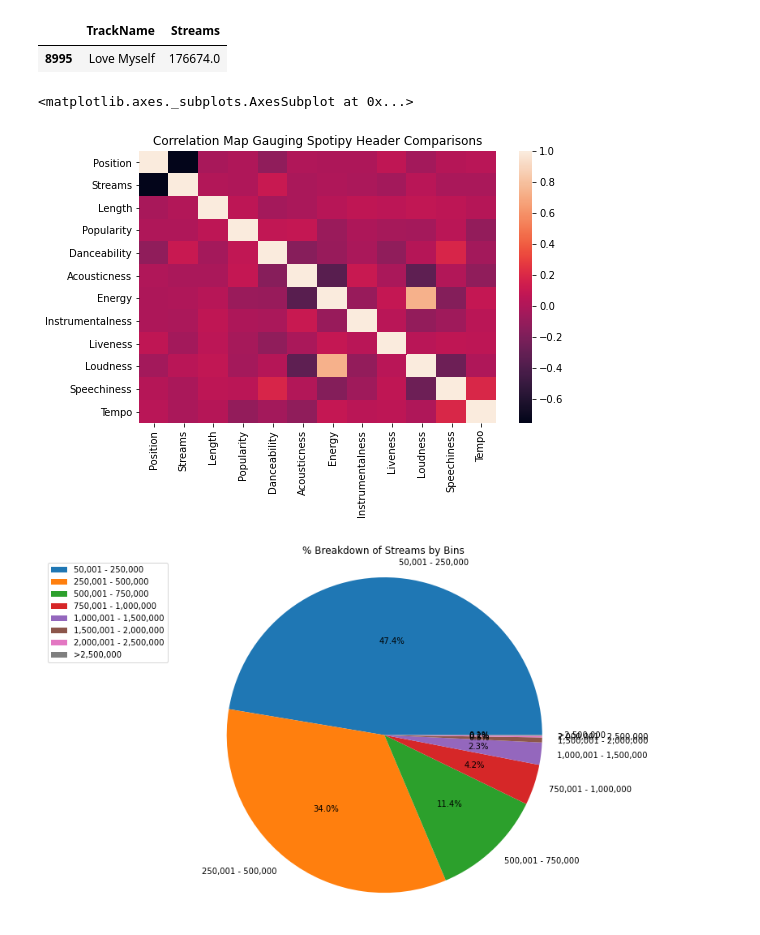
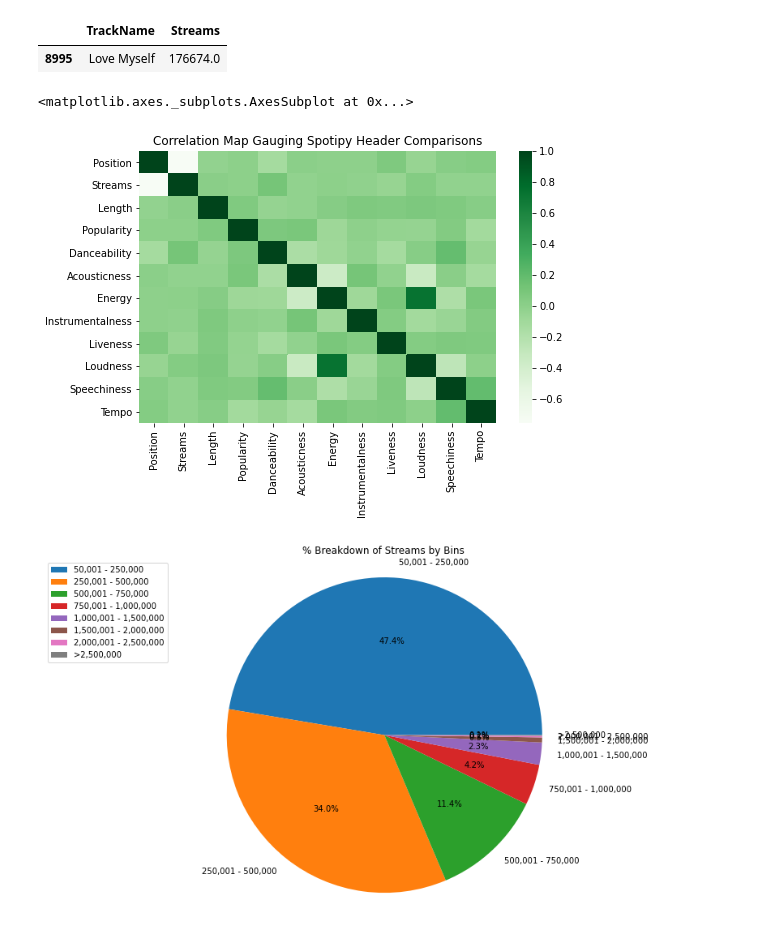
Before and after one commit to iastanehasl/Project-One, a Jupyter notebook: Spotipy_Group.ipynb, the cells around one changed output. Saved outputs shown, nothing was run; the diff lists cells and outputs as text; code cells hidden in the pictures.

```diff
--- a/Spotipy_Group.ipynb
+++ b/Spotipy_Group.ipynb
@@ -206,14 +206,14 @@ freqSongMinName
 # %%
 correlationMap = clean_Spoti[['Position', 'Track Name', 'Artist', 'Streams', 'Date', 'Bins', 'TrackID',
        'Album', 'Release Date', 'Length', 'Popularity', 'Danceability',
        'Acousticness', 'Energy', 'Instrumentalness', 'Liveness', 'Loudness',
        'Speechiness', 'Tempo']].corr()
 fig, ax = plt.subplots(figsize = (8,5))
 plt.title("Correlation Map Gauging Spotipy Header Comparisons")
-sns.heatmap(correlationMap)
+sns.heatmap(correlationMap, cmap="Greens")
 # %% [output]
 <matplotlib.axes._subplots.AxesSubplot at 0x...>
-[figure, old version]
+[figure, new version]
 # %%
 #just takes the time of time a song falls into a bin. need discrete.
 fig, ax = plt.subplots(figsize=(15, 8), subplot_kw=dict(aspect="equal"))
```
Also changed, not shown: parts of 1 cell of this notebook, 1 other file.
